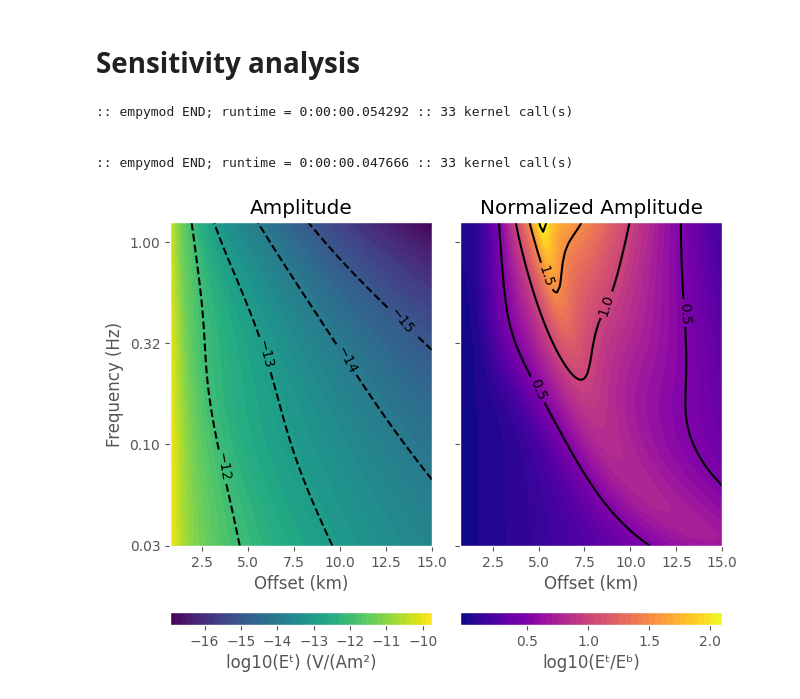
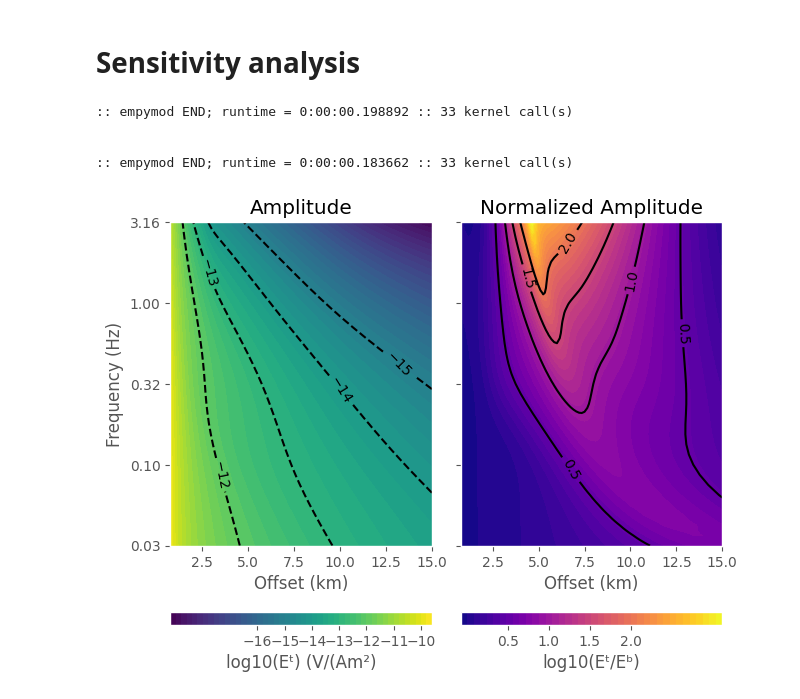
Before and after one commit to michpaulatto/AppliedGeophysicsExercises, a Jupyter notebook: Notebooks/6_csem.ipynb, the cells around one changed output. Saved outputs shown, nothing was run; the diff lists cells and outputs as text; code cells hidden in the pictures.

```diff
--- a/Notebooks/6_csem.ipynb
+++ b/Notebooks/6_csem.ipynb
@@ -168,8 +168,8 @@ Text(0, 0.5, 'Phase anomaly (°)')
 # %% [markdown]
 # Sensitivity analysis
 # %%
-# For 33 frequencies from -1.5 to 0.1 (logspace)
-freq = np.logspace(-1.5, 0.1, 33)
+# For 33 frequencies from -1.5 to 0.5 (logspace)
+freq = np.logspace(-1.5, 0.5, 33)
 
 # General input
 inpdat = {
@@ -185,41 +185,41 @@ inpdat['src'] = [0, 0, srcz, 0, 0]
 xfEM_tg = empymod.bipole(**inpdat, res=res_tg)
 xfEM_bg = empymod.bipole(**inpdat, res=res_bg)
 # %% [output]
-:: empymod END; runtime = 0:00:00.054292 :: 33 kernel call(s)
+:: empymod END; runtime = 0:00:00.198892 :: 33 kernel call(s)
 
 
-:: empymod END; runtime = 0:00:00.047666 :: 33 kernel call(s)
+:: empymod END; runtime = 0:00:00.183662 :: 33 kernel call(s)
 # %%
 lfreq = np.log10(freq)
 lamp = np.log10(xfEM_tg.amp())
-namp = np.log10((xfEM_tg/xfEM_bg).amp())  # Target divided by background
+namp = np.log10((xfEM_tg.amp()/xfEM_bg).amp())  # Target divided by background
 
 # Create figure
 fig, (ax1, ax2) = plt.subplots(
     1, 2, sharex=True, sharey=True, constrained_layout=True)
 
 # Plot absolute (amplitude) in log10
 ax1.set_title('Amplitude')
 cf1 = ax1.contourf(recx/1000, lfreq, lamp, levels=50)
 CS1 = ax1.contour(recx/1000, lfreq, lamp, [-15, -14, -13, -12], colors='k')
 plt.clabel(CS1, inline=1, fontsize=10)
 ax1.set_xlabel('Offset (km)')
 ax1.set_ylabel('Frequency (Hz)')
 ax1.set_yticks([-1.5, -1, -.5, 0, .5, 1.0],
                ('0.03', '0.10', '0.32', '1.00', '3.16','10.0'))
 cb1 = plt.colorbar(cf1, ax=ax1, orientation='horizontal',
                    ticks=np.arange(-16., -9))
 cb1.set_label('log10(Eᵗ) (V/(Am²)')
 
 # Plot normalized
 ax2.set_title('Normalized Amplitude')
 cf2 = ax2.contourf(recx/1000, lfreq, namp, levels=50, cmap='plasma')
 CS2 = ax2.contour(recx/1000, lfreq, namp, [0.5,1,1.5,2], colors='k')
 plt.clabel(CS2, inline=1, fontsize=10)
 ax2.set_ylim([lfreq[0], lfreq[-1]])
 ax2.set_xlim([recx[0]/1000, recx[-1]/1000])
 ax2.set_xlabel('Offset (km)')
 cb2 = plt.colorbar(cf2, ax=ax2, orientation='horizontal',ticks=[0.5,1.0,1.5,2.0])
 cb2.set_label('log10(Eᵗ/Eᵇ)')
 # %% [output]
-[figure, old version]
+[figure, new version]
```
